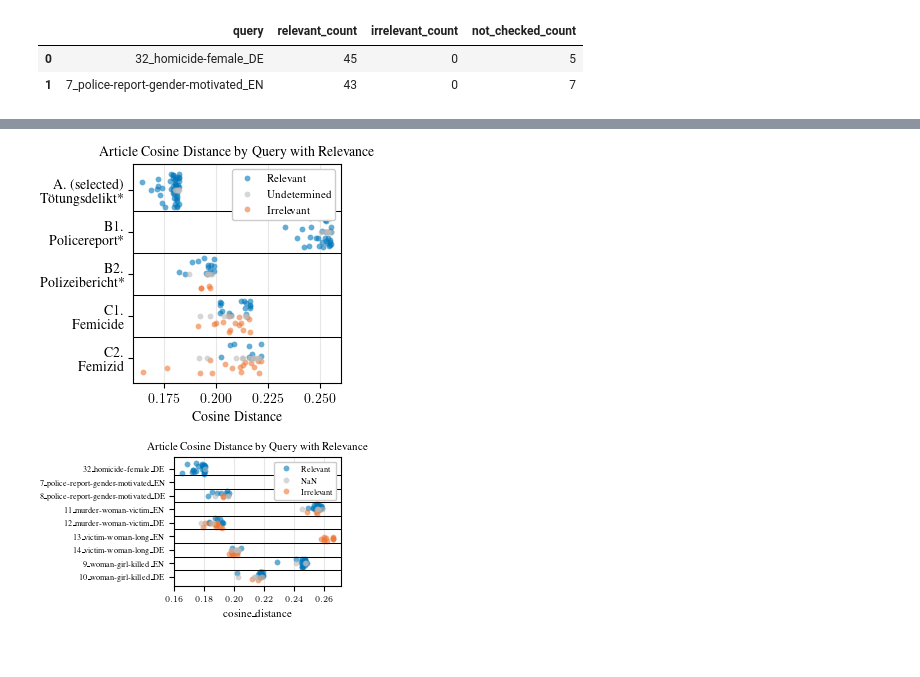
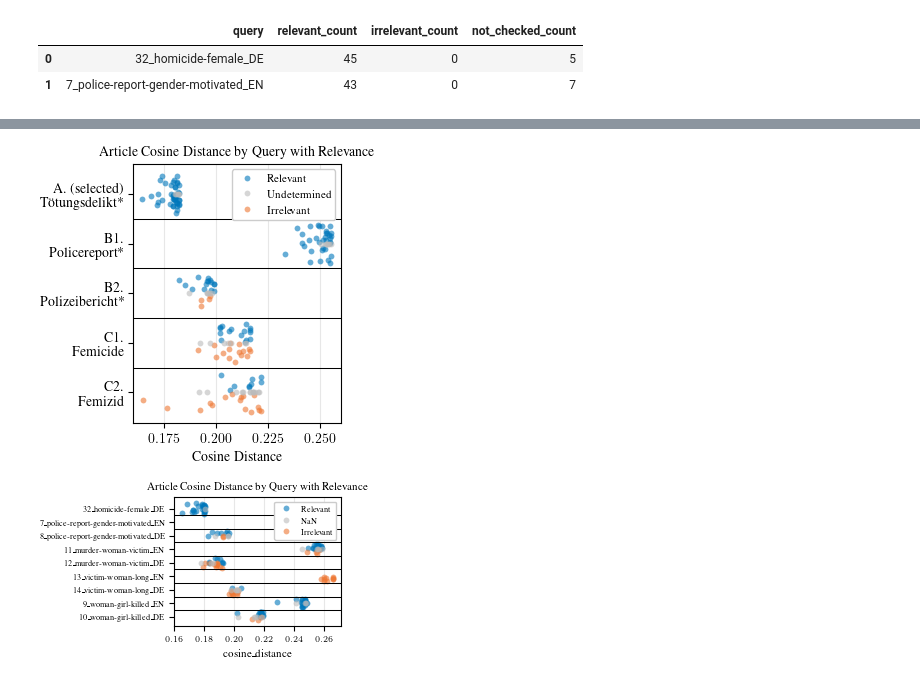
Before and after one commit to madelinemmiller18/geonews_femicide, a Jupyter notebook: experiments/reports/topK_evaluation.ipynb, the cells around one changed output, grey strips where cells are left out. Drawn from its saved outputs; the diff is of its cells as text; code cells hidden in the pictures; blank space fills up the shorter version.

```diff
--- a/experiments/reports/topK_evaluation.ipynb
+++ b/experiments/reports/topK_evaluation.ipynb
@@ -493,28 +493,27 @@ def plot_cos_outcomes(df_individual, x_col='cos_dist_', rel_col ='cos_dist_' , q
 
     return fig, ax
 # %%
-plt.rcParams.update(bundles.icml2024(column='half', nrows=1.5, ncols=1))
+plt.rcParams.update(bundles.icml2024(column='half', nrows=1.7, ncols=1))
 query_order_50 = [
     '32_homicide-female_DE',
     '7_police-report-gender-motivated_EN',
     '8_police-report-gender-motivated_DE',
     '26_femicide_Femicide_EN',
     '22_femicide_Femizid_DE'
     ]
 
 query_order_50_labels = [
-
     'A. (selected)\nTötungsdelikt*',
     'B1.\nPolicereport*',
     'B2.\nPolizeibericht*',
     'C1.\nFemicide',
     'C2.\nFemizid'
     ]
 
 fig,ax = plot_cos_outcomes(df_50_individual, x_col='cos_dist_', rel_col ='cosine_distance' , query_order = query_order_50,
                         query_order_labels = query_order_50_labels,
                         mainquery=None, threshold=None, tagdata=None, lengthstart=.16, lengthend=.26)
 plt.tight_layout()
 fig.savefig(f"{figure_output_path}fig_cosdist_querycomp_50_gnf.pdf", bbox_inches="tight")
 # %% [output]
-[figure, old version]
+[figure, new version]
```
Also changed, not shown: parts of 1 cell of this notebook.
